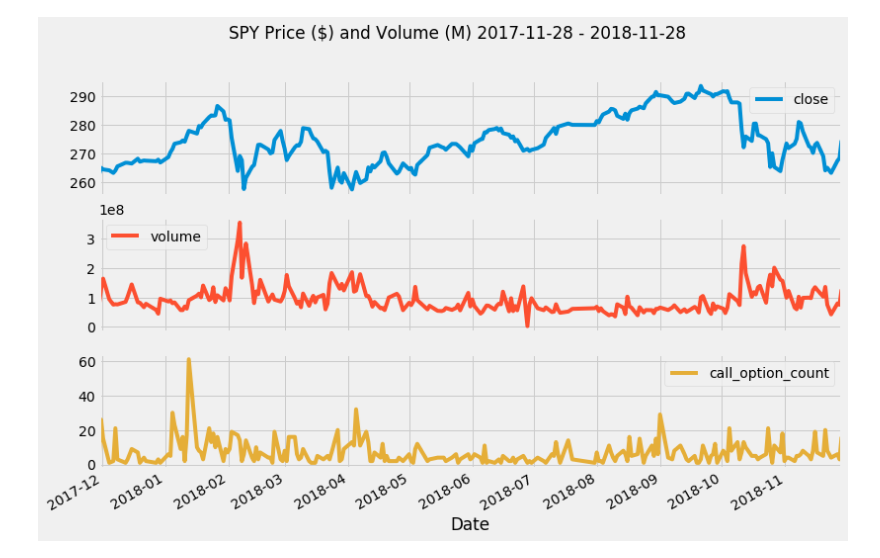
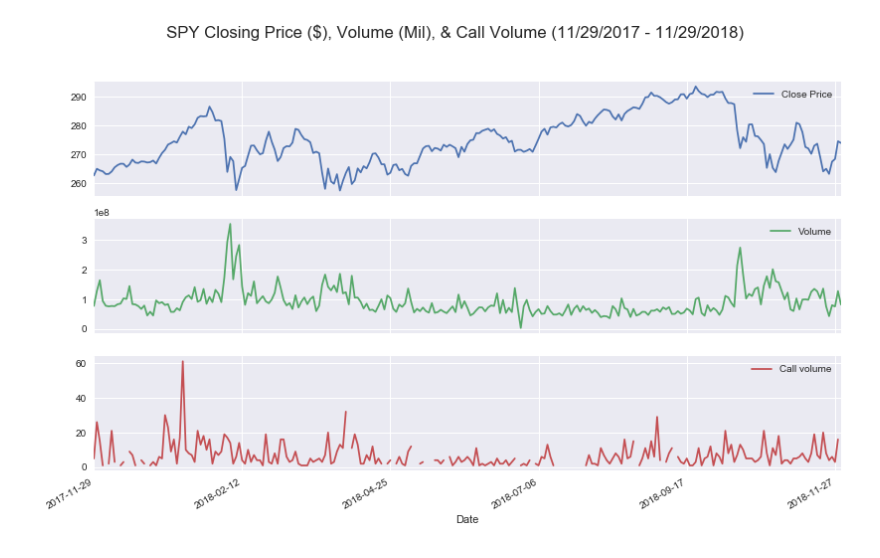
Before and after one commit to bendgame/hw11, a Jupyter notebook: hw11.ipynb, the cells around one changed output. Saved outputs shown, nothing was run; the diff lists cells and outputs as text; code cells hidden in the pictures.

```diff
--- a/hw11.ipynb
+++ b/hw11.ipynb
@@ -4,11 +4,13 @@ import pandas as pd
 import numpy as np
 import matplotlib.pyplot as plt
 from matplotlib import style
-style.use('fivethirtyeight')
+style.use('seaborn')
 import datetime as dt
 import urllib.request as req
 import time
 import pyodbc
 import csv
+import warnings
+warnings.filterwarnings('ignore')
 # %%
 conn = pyodbc.connect('Driver={SQL Server};'
@@ -17,20 +19,3 @@ conn = pyodbc.connect('Driver={SQL Server};'
                       'Trusted_Connection=yes;')
 
 cursor = conn.cursor()
-# %%
-t1 = pd.read_sql("select sym, [open], high, low, [close], volume, sector, sDate as Date from stockdata2018 where sym = 'SPY' and sdate between '2017-11-29' and '2018-11-29'", conn)
-t4 = pd.read_sql("select sym, [open], high, low, [close], volume, sector, sDate as Date from stockdata2018 where sym = 'QQQ' and sdate between '2017-11-29' and '2018-11-29'", conn)
-t2 = pd.read_sql("select count(f.sym) as call_option_count, s.sym, s.[Date], s.[close], s.volume, f.Sentiment from flowtotal f left  join stockdata2018 s on s.sym = f.sym and s.sdate = f.date where s.sym = 'SPY' and s.sdate between '2017-11-29' and '2018-11-29' and f.Sentiment = 'long call' group by s.[date], s.sym, s.volume, s.[close], f.Sentiment ",conn)
-t3 = pd.read_sql("select count(f.sym) as call_option_count, s.sym, s.[Date], s.[close], s.volume, f.Sentiment from flowtotal f left join stockdata2018 s on s.sym = f.sym and s.sdate = f.date where s.sym = 'QQQ' and s.sdate between '2017-11-29' and '2018-11-29' and f.Sentiment = 'long call' group by s.[date], s.sym, s.volume, s.[close], f.Sentiment ",conn)
-
-df1 = pd.DataFrame(t1)
-df1 = df1.set_index(df1['Date'])
-
-df4 = pd.DataFrame(t4)
-df4 = df4.set_index(df4['Date'])
-
-df2 = pd.DataFrame(t2)
-df2 = df2.set_index(df2['Date'])
-
-df3 = pd.DataFrame(t3)
-df3 = df3.set_index(df3['Date'])
@@ -38,0 +22,5 @@ df3 = df3.set_index(df3['Date'])
+# %%
+t2 = pd.read_sql("select s.[sDate] as Date, s.Sym, s.[Close] as [Close Price], s.Volume, t.[Call volume], [Total Spent on Calls] from Stockdata2018 s left outer join (select count(f.sym)as [call volume], sym, sum(spent) as [Total Spent on Calls],date from FlowTotal f where date between '2017-11-29' and '2018-11-29' and sym = 'spy'and Sentiment = 'Long Call' group by date, sym )t on t.date = s.sDate and t.sym = s.sym where s.sym = 'SPY' and s.sdate between '2017-11-29' and '2018-11-29'", conn)
+df2 = pd.DataFrame(t2)
+df2 = df2.set_index(df2['Date'])
+df2.tail()
@@ -39,8 +35,8 @@ df3 = df3.set_index(df3['Date'])
 # %%
-df2[["close", "volume", "call_option_count"]].plot(label = 'SPY',figsize=(12,8),\
-      subplots = True, title = 'SPY Price ($) and Volume (M) 2017-11-28 - 2018-11-28')
-#plt.subtitle("2017-11-28 - 2018-11-28")
+df2[["Close Price", "Volume", "Call volume"]].plot(label = 'SPY',figsize=(12,8),\
+      subplots = True, title = 'SPY Closing Price ($), Volume (Mil), & Call Volume (11/29/2017 - 11/29/2018)')
 
+#plt.savefig("PrVoCa.png")
 plt.show()
 # %% [output]
-[figure, old version]
+[figure, new version]
```
Also changed, not shown: parts of 17 cells of this notebook.
